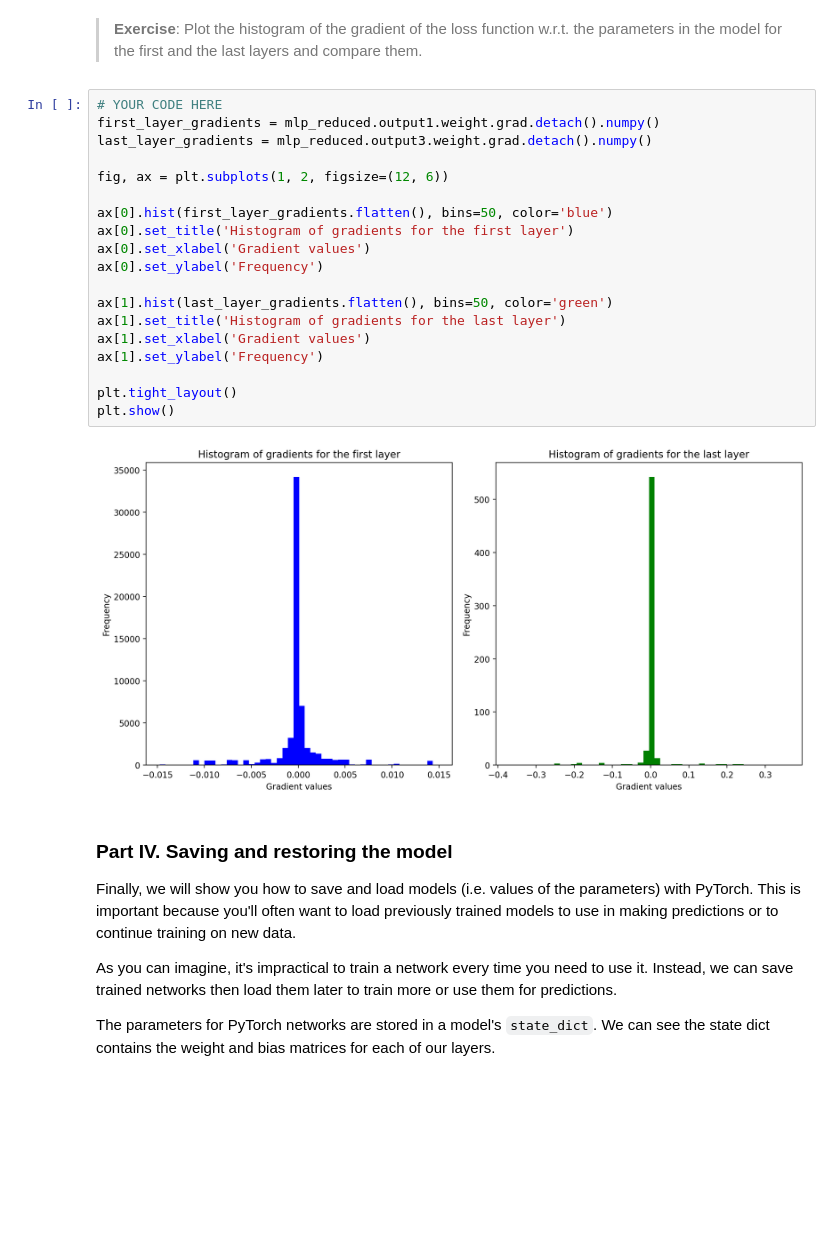
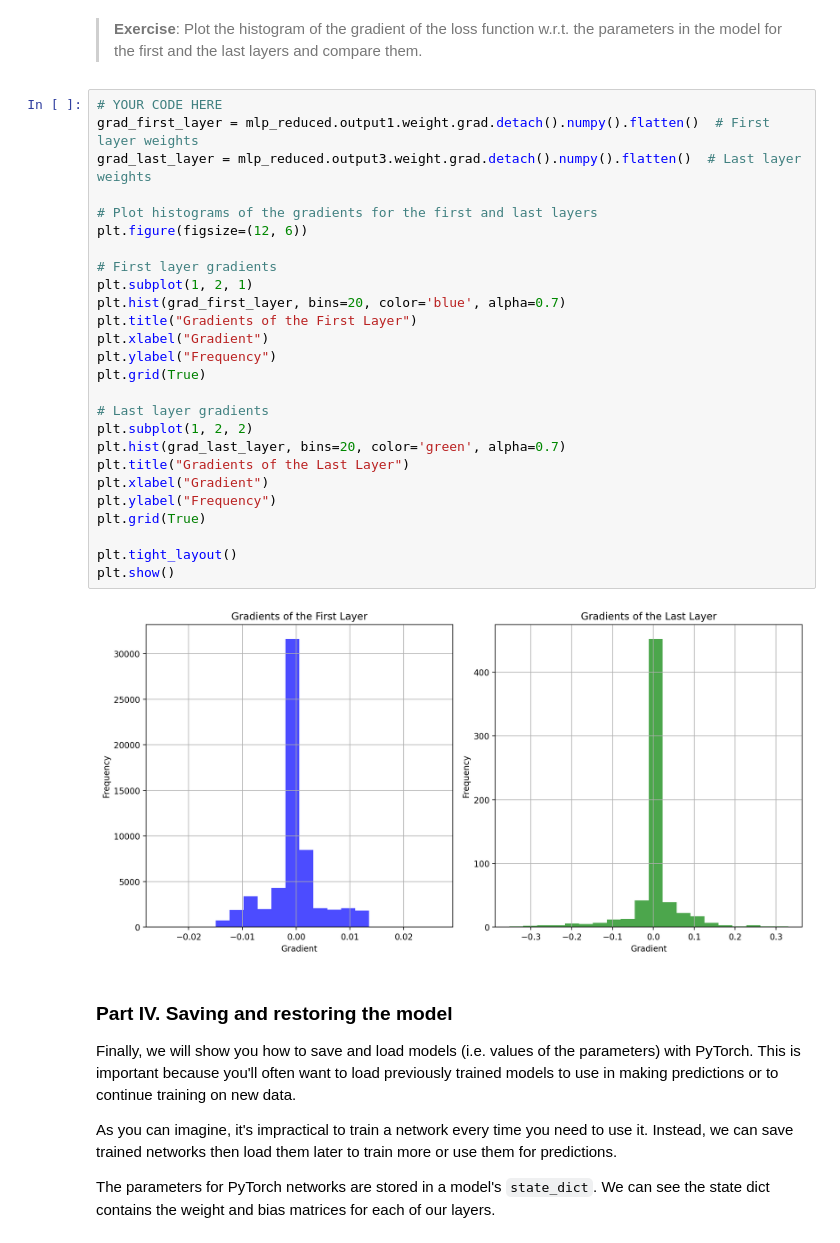
Before and after one commit to FeliGR/Dense-Networks-Training-and-Regularization-Lab, a Jupyter notebook: STUDENT_Lab_MLP.ipynb, the cells around one changed output. Drawn from its saved outputs; the diff is of its cells as text; blank space fills up the shorter version.

```diff
--- a/STUDENT_Lab_MLP.ipynb
+++ b/STUDENT_Lab_MLP.ipynb
@@ -577,26 +595,33 @@ In the second layer, there are 5 hidden units that are unactive
 # %% [markdown]
 > **Exercise**: Plot the histogram of the gradient of the loss function w.r.t. the parameters in the model for the first and the last layers and compare them.
-# %%
-# YOUR CODE HERE
-first_layer_gradients = mlp_reduced.output1.weight.grad.detach().numpy()
-last_layer_gradients = mlp_reduced.output3.weight.grad.detach().numpy()
-
-fig, ax = plt.subplots(1, 2, figsize=(12, 6))
-
-ax[0].hist(first_layer_gradients.flatten(), bins=50, color='blue')
-ax[0].set_title('Histogram of gradients for the first layer')
-ax[0].set_xlabel('Gradient values')
-ax[0].set_ylabel('Frequency')
-
-ax[1].hist(last_layer_gradients.flatten(), bins=50, color='green')
-ax[1].set_title('Histogram of gradients for the last layer')
-ax[1].set_xlabel('Gradient values')
-ax[1].set_ylabel('Frequency')
-
-plt.tight_layout()
-plt.show()
-# %% [output]
-[figure, removed]
+# %%
+# YOUR CODE HERE
+grad_first_layer = mlp_reduced.output1.weight.grad.detach().numpy().flatten()  # First layer weights
+grad_last_layer = mlp_reduced.output3.weight.grad.detach().numpy().flatten()  # Last layer weights
+
+# Plot histograms of the gradients for the first and last layers
+plt.figure(figsize=(12, 6))
+
+# First layer gradients
+plt.subplot(1, 2, 1)
+plt.hist(grad_first_layer, bins=20, color='blue', alpha=0.7)
+plt.title("Gradients of the First Layer")
+plt.xlabel("Gradient")
+plt.ylabel("Frequency")
+plt.grid(True)
+
+# Last layer gradients
+plt.subplot(1, 2, 2)
+plt.hist(grad_last_layer, bins=20, color='green', alpha=0.7)
+plt.title("Gradients of the Last Layer")
+plt.xlabel("Gradient")
+plt.ylabel("Frequency")
+plt.grid(True)
+
+plt.tight_layout()
+plt.show()
+# %% [output]
+[figure, added]
 # %% [markdown]
 ### Part IV. Saving and restoring the model
 
```
Also changed, not shown: parts of 16 cells of this notebook, 1 other file.
